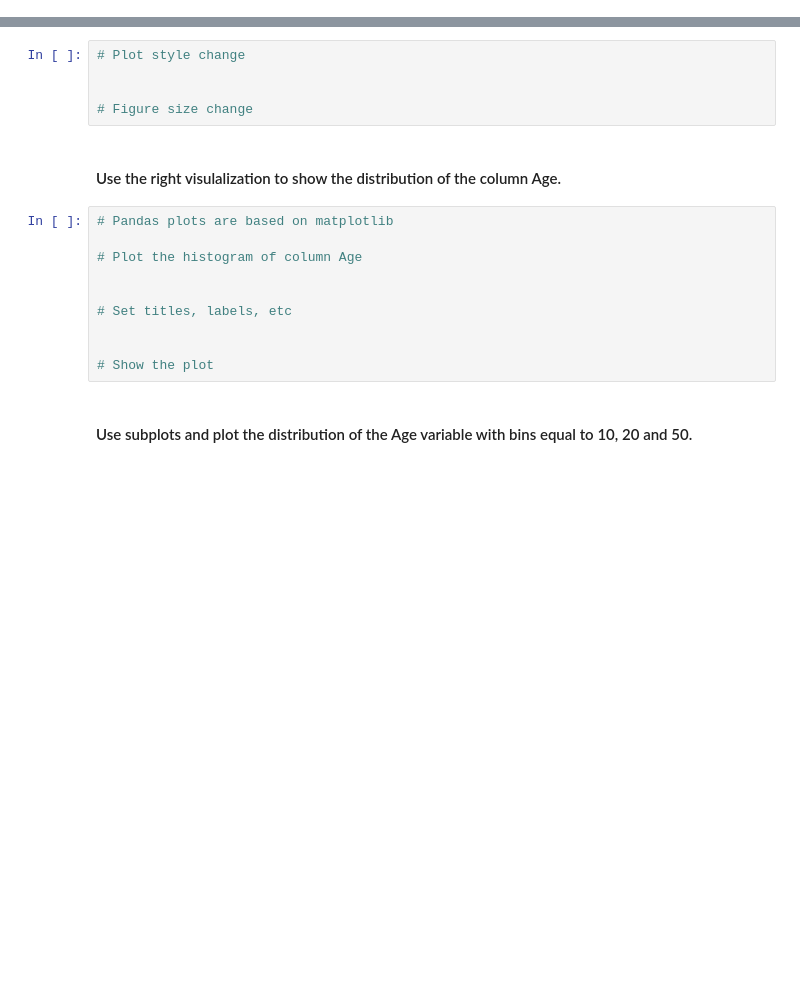
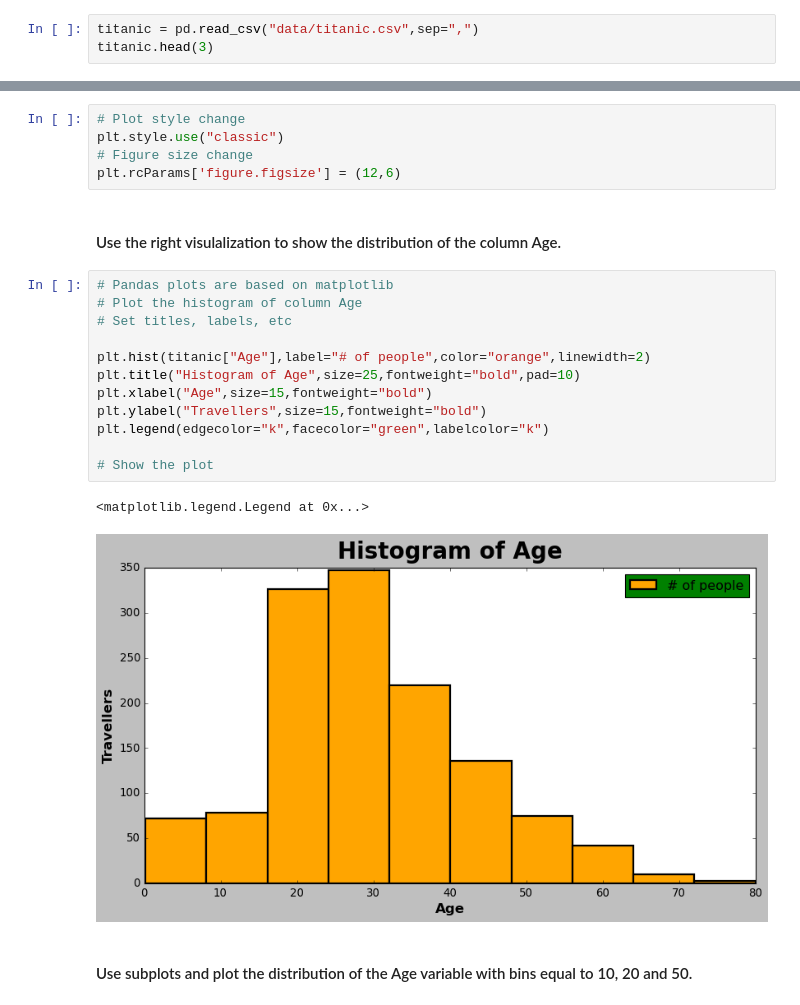
Before and after one commit to paoloironhack/data_analytics062020, a Jupyter notebook: labs/module_2/23_Matplotlib-Seaborn -ch3/main.ipynb, the cells around one changed output, grey strips where cells are left out. Cells and saved outputs as stored; diff of their text form; blank space fills up the shorter version.

Commit message:
Matplotlib lab2

```diff
--- a/labs/module_2/23_Matplotlib-Seaborn -ch3/main.ipynb
+++ b/labs/module_2/23_Matplotlib-Seaborn -ch3/main.ipynb
@@ -12,0 +17,3 @@ Download the dataset from [here](https://drive.google.com/file/d/1jkkOcWm9aEF8gb
+# %%
+titanic = pd.read_csv("data/titanic.csv",sep=",")
+titanic.head(3)
@@ -24,21 +84,26 @@ Hint: Use Pandas select_dtypes
 Hint: To set the style you can use matplotlib.pyplot functions or seaborn
 # %%
 # Plot style change
-
-
+plt.style.use("classic")
 # Figure size change
+plt.rcParams['figure.figsize'] = (12,6)
 # %% [markdown]
 #### Use the right visulalization to show the distribution of the column Age.
 # %%
 # Pandas plots are based on matplotlib
-
 # Plot the histogram of column Age
-
-
 # Set titles, labels, etc
 
+plt.hist(titanic["Age"],label="# of people",color="orange",linewidth=2)
+plt.title("Histogram of Age",size=25,fontweight="bold",pad=10)
+plt.xlabel("Age",size=15,fontweight="bold")
+plt.ylabel("Travellers",size=15,fontweight="bold")
+plt.legend(edgecolor="k",facecolor="green",labelcolor="k")
 
 # Show the plot
+# %% [output]
+<matplotlib.legend.Legend at 0x...>
+[figure, added]
 # %% [markdown]
 #### Use subplots and plot the distribution of the Age variable with bins equal to 10, 20 and 50.
 # %%
```
Also changed, not shown: parts of 29 cells of this notebook.
